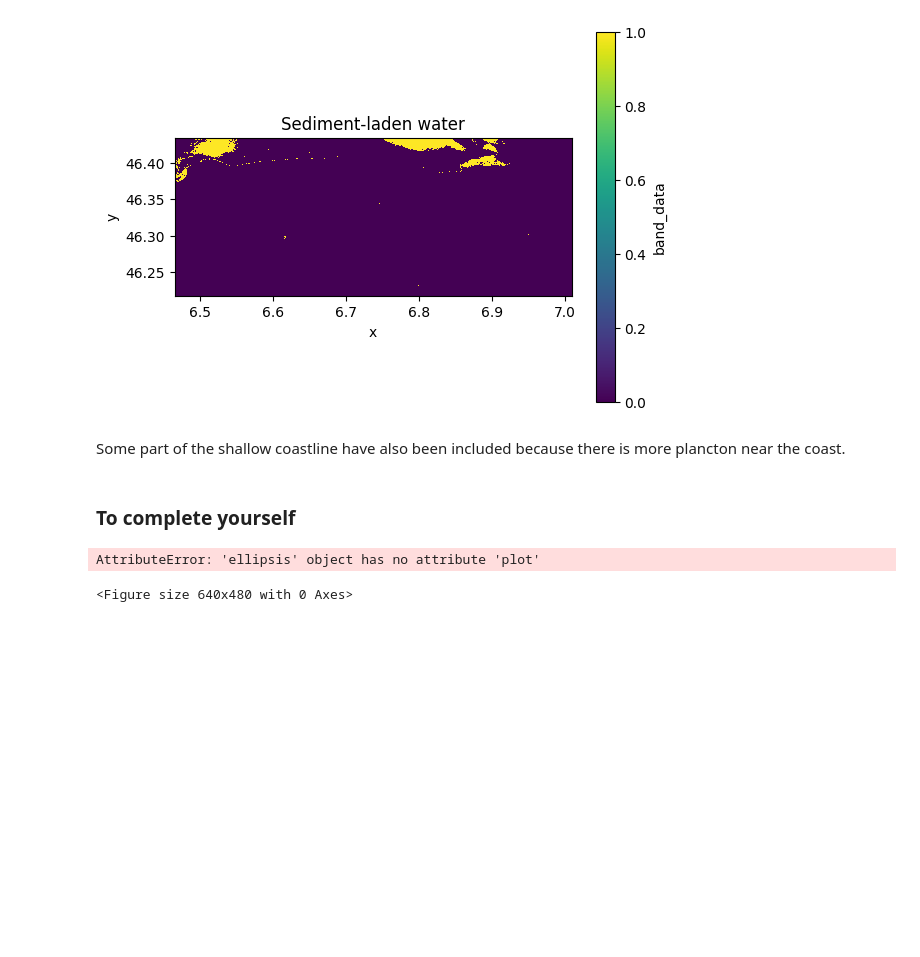
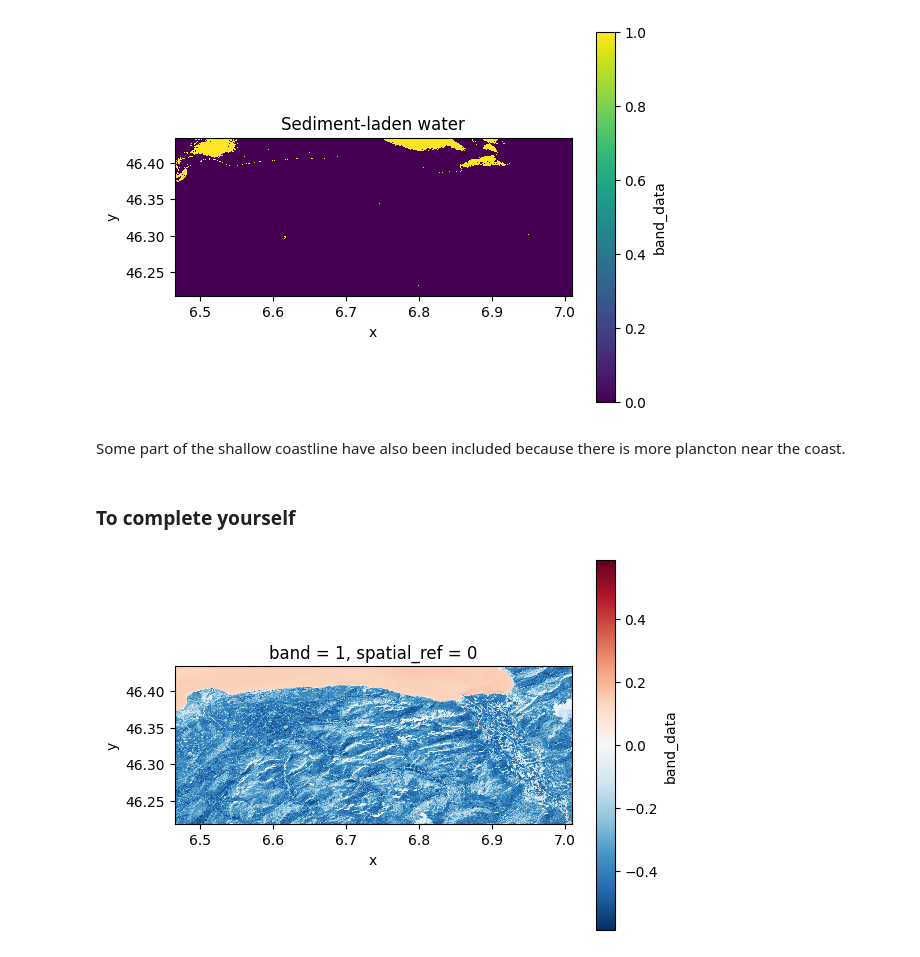
Before and after one commit to LucaSchaerz/REMOTESENSING, a Jupyter notebook: RSES_TP2_notebook.ipynb, the cells around one changed output. Drawn from its saved outputs; the diff is of its cells as text; code cells hidden in the pictures; blank space fills up the shorter version.

```diff
--- a/RSES_TP2_notebook.ipynb
+++ b/RSES_TP2_notebook.ipynb
@@ -323,18 +320,17 @@ Some part of the shallow coastline have also been included because there is more
 # %%
 # Calculate NDWI (Normalised difference Water index)
 B3 = bands[2]
 B5 = bands[4]
 
 # Here canculate NDWI
-NDWI=...
+NDWI=(B3-B5)/(B3+B5)
 
 plt.figure()
 plt.clf()
 NDWI.plot()
 plt.axis('image')
 plt.show()
 # %% [output]
-AttributeError: 'ellipsis' object has no attribute 'plot'
-<Figure size 640x480 with 0 Axes>
+[figure, added]
 # %%
 # Display a figure showing all pixels where NDWI is larger than 0.1
```
Also changed, not shown: parts of 5 cells of this notebook.
